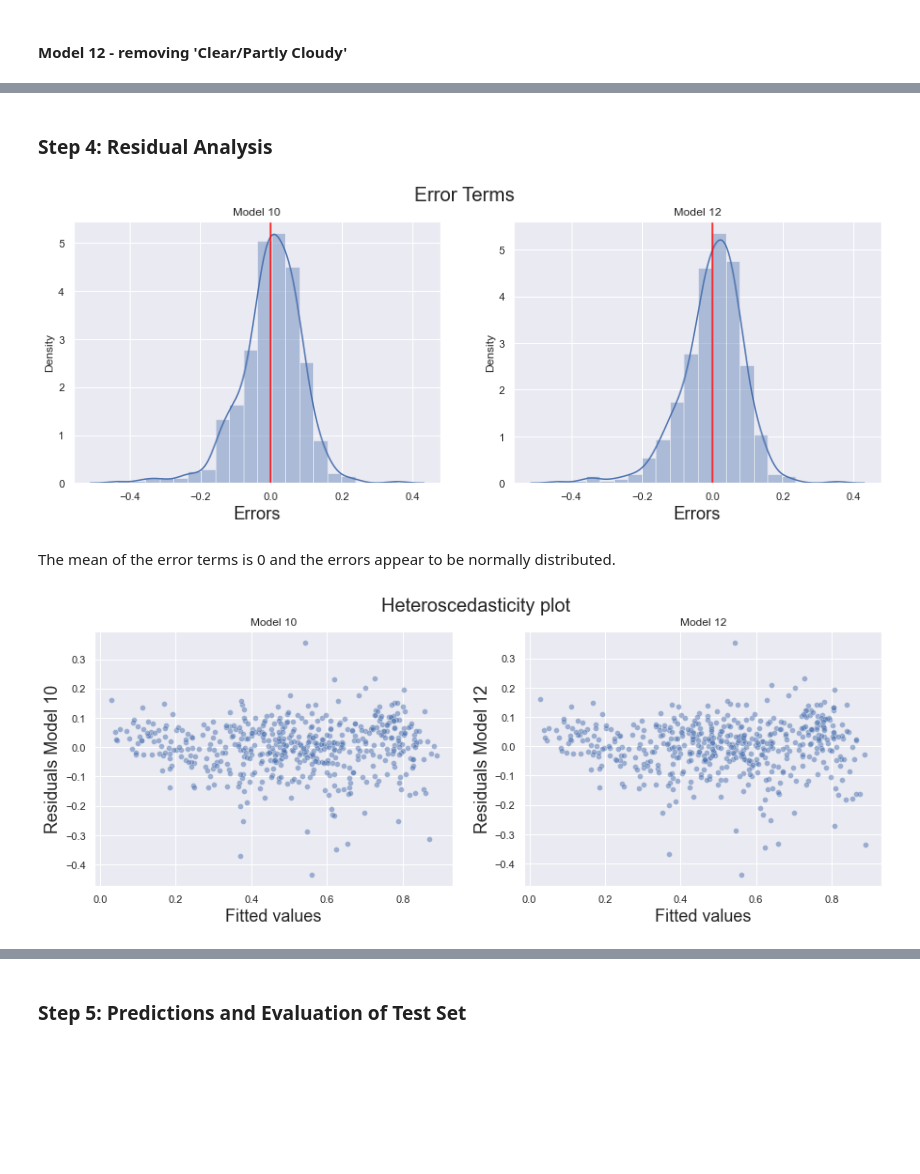
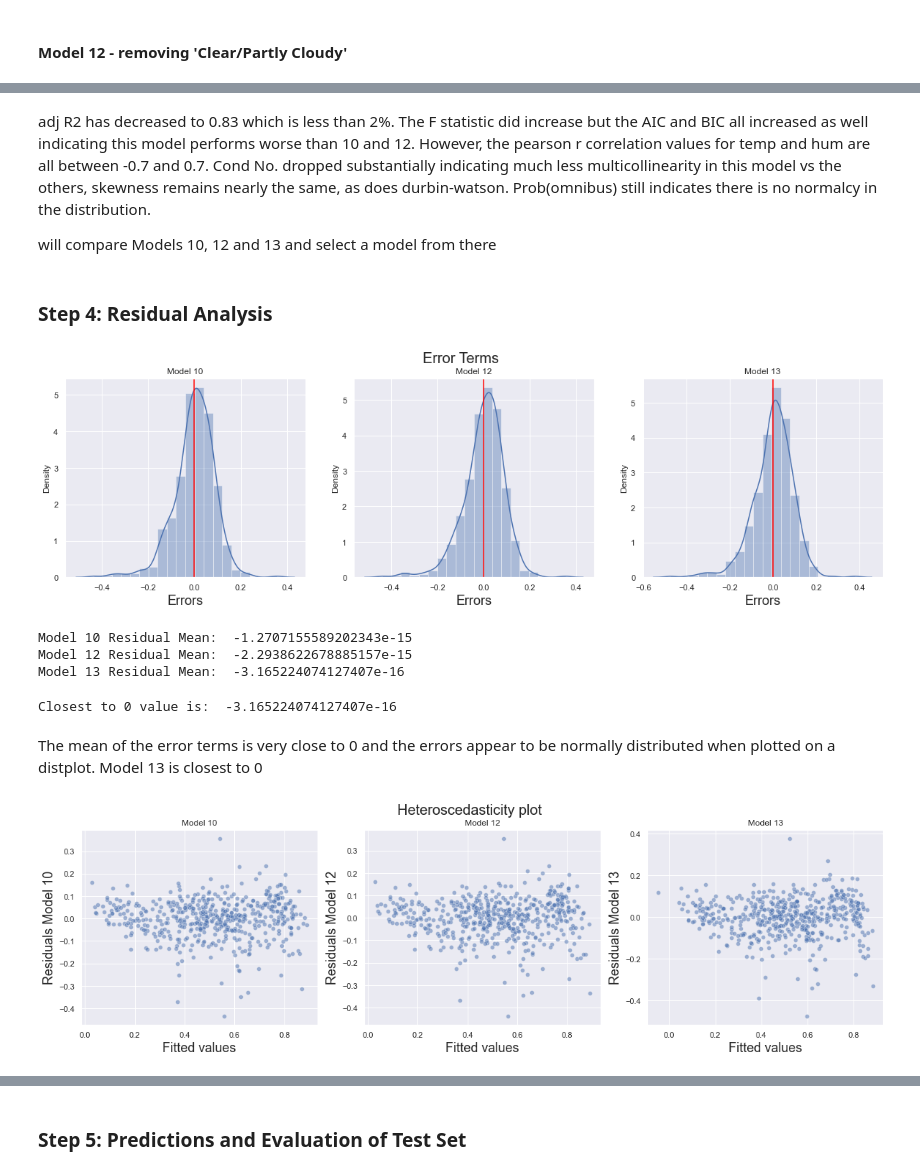
Before and after one commit to mickyals/BoomBikes_Regression, a Jupyter notebook: BoomBikes_Regression_Model_Mickell_Als.ipynb, the cells around one changed output, grey strips where cells are left out. Cells and saved outputs as stored; diff of their text form; code cells hidden in the pictures; blank space fills up the shorter version.

```diff
--- a/BoomBikes_Regression_Model_Mickell_Als.ipynb
+++ b/BoomBikes_Regression_Model_Mickell_Als.ipynb
@@ -1069,0 +1094,8 @@ The selection of the model, I think I will leave to the results of residual anal
+# %%
+X_train_sm_13= X_train_sm_12.drop(['summer','hum'], axis=1)
+
+linear_model_13 = sm.OLS(y_train, X_train_sm_13).fit()
+
+print(linear_model_13.summary())
+print('\n','VIF Scores for Model 13')
+print(VIF(X_train_sm_13.drop('const', axis=1)))
@@ -1070,60 +1129,103 @@ The selection of the model, I think I will leave to the results of residual anal
+# %% [markdown]
+adj R2 has decreased to 0.83 which is less than 2%. The F statistic did increase but the AIC and BIC all increased as well indicating this model performs worse than 10 and 12. However, the pearson r correlation values for temp and hum are all between -0.7 and 0.7. Cond No. dropped substantially indicating much less multicollinearity in this model vs the others, skewness remains nearly the same, as does durbin-watson. Prob(omnibus) still indicates there is no normalcy in the distribution.
+
+will compare Models 10, 12 and 13 and select a model from there
 # %% [markdown]
 ### Step 4: Residual Analysis
 # %%
 #predictions
 
 y_train_pred_10 = linear_model_10.predict(X_train_sm_10)
 y_train_pred_12 = linear_model_12.predict(X_train_sm_12)
+y_train_pred_13 = linear_model_13.predict(X_train_sm_13)
 
 #plotting error terms
-fig = plt.figure( figsize=(15,5))
+fig = plt.figure( figsize=(20,5))
 fig.suptitle('Error Terms', fontsize = 20)
 
-ax = plt.subplot(1,2,1)
+ax = plt.subplot(1,3,1)
 sns.distplot((y_train - y_train_pred_10), bins = 20)
 ax.axvline(x=(y_train - y_train_pred_10).mean(),
             color='red')
 ax.set_title("Model 10")                  # Plot heading
 plt.xlabel('Errors', fontsize = 18)                         # X-label
 
-ax = plt.subplot(1,2,2)
+ax = plt.subplot(1,3,2)
 sns.distplot((y_train - y_train_pred_12), bins = 20)
 ax.axvline(x=(y_train - y_train_pred_12).mean(),
             color='red')
 ax.set_title("Model 12")                  # Plot heading
 plt.xlabel('Errors', fontsize = 18)                         # X-label
 
+ax = plt.subplot(1,3,3)
+sns.distplot((y_train - y_train_pred_13), bins = 20)
+ax.axvline(x=(y_train - y_train_pred_13).mean(),
+            color='red')
+ax.set_title("Model 13")                  # Plot heading
+plt.xlabel('Errors', fontsize = 18)                         # X-label
+
 
 plt.show()
 # %% [output]
-[figure, old version]
+[figure, new version]
+# %%
+#mean of residuals numerically
+
+print("Model 10 Residual Mean: ",(y_train - y_train_pred_10).mean())
+print("Model 12 Residual Mean: ",(y_train - y_train_pred_12).mean())
+print("Model 13 Residual Mean: ",(y_train - y_train_pred_13).mean())
+# %% [output]
+Model 10 Residual Mean:  -1.2707155589202343e-15
+Model 12 Residual Mean:  -2.2938622678885157e-15
+Model 13 Residual Mean:  -3.165224074127407e-16
+# %%
+#which mean is closer to 0, i.e which one is more normal
+
+res_mean_10 = (y_train - y_train_pred_10).mean()
+res_mean_12 = (y_train - y_train_pred_12).mean()
+res_mean_13 = (y_train - y_train_pred_13).mean()
+
+res_list = [res_mean_10, res_mean_12, res_mean_13]
+res_list = sorted(res_list)
+
+print("Closest to 0 value is: ",res_list[2])
+# %% [output]
+Closest to 0 value is:  -3.165224074127407e-16
 # %% [markdown]
-The mean of the error terms is 0 and the errors appear to be normally distributed.
+The mean of the error terms is very close to 0 and the errors appear to be normally distributed when plotted on a distplot.
+Model 13 is closest to 0
 # %%
 #testing heteroscedasticity
 res_model_10 = y_train - y_train_pred_10
 res_model_12 = y_train - y_train_pred_12
+res_model_13 = y_train - y_train_pred_13
 
 
-fig = plt.figure(figsize=(15,5))
+fig = plt.figure(figsize=(20,5))
 fig.suptitle('Heteroscedasticity plot', fontsize = 20)
 
-ax = plt.subplot(1,2,1)
+ax = plt.subplot(1,3,1)
 sns.scatterplot(y_train_pred_10, res_model_10, alpha=0.5)
 plt.xlabel('Fitted values',fontsize = 18)
 plt.ylabel('Residuals Model 10',fontsize = 18)
 ax.set_title("Model 10")
 
 
-ax = plt.subplot(1,2,2)
+ax = plt.subplot(1,3,2)
 sns.scatterplot(y_train_pred_12, res_model_12, alpha=0.5)
 plt.xlabel('Fitted values',fontsize = 18)
 plt.ylabel('Residuals Model 12',fontsize = 18)
 ax.set_title("Model 12")
 
+ax = plt.subplot(1,3,3)
+sns.scatterplot(y_train_pred_13, res_model_13, alpha=0.5)
+plt.xlabel('Fitted values',fontsize = 18)
+plt.ylabel('Residuals Model 13',fontsize = 18)
+ax.set_title("Model 13")
+
 plt.show()
 # %% [output]
-[figure, old version]
+[figure, new version]
 # %%
 #Q-Q Plot using scipy
 import scipy.stats as stats
```
Also changed, not shown: parts of 28 cells of this notebook, 3 other files.
